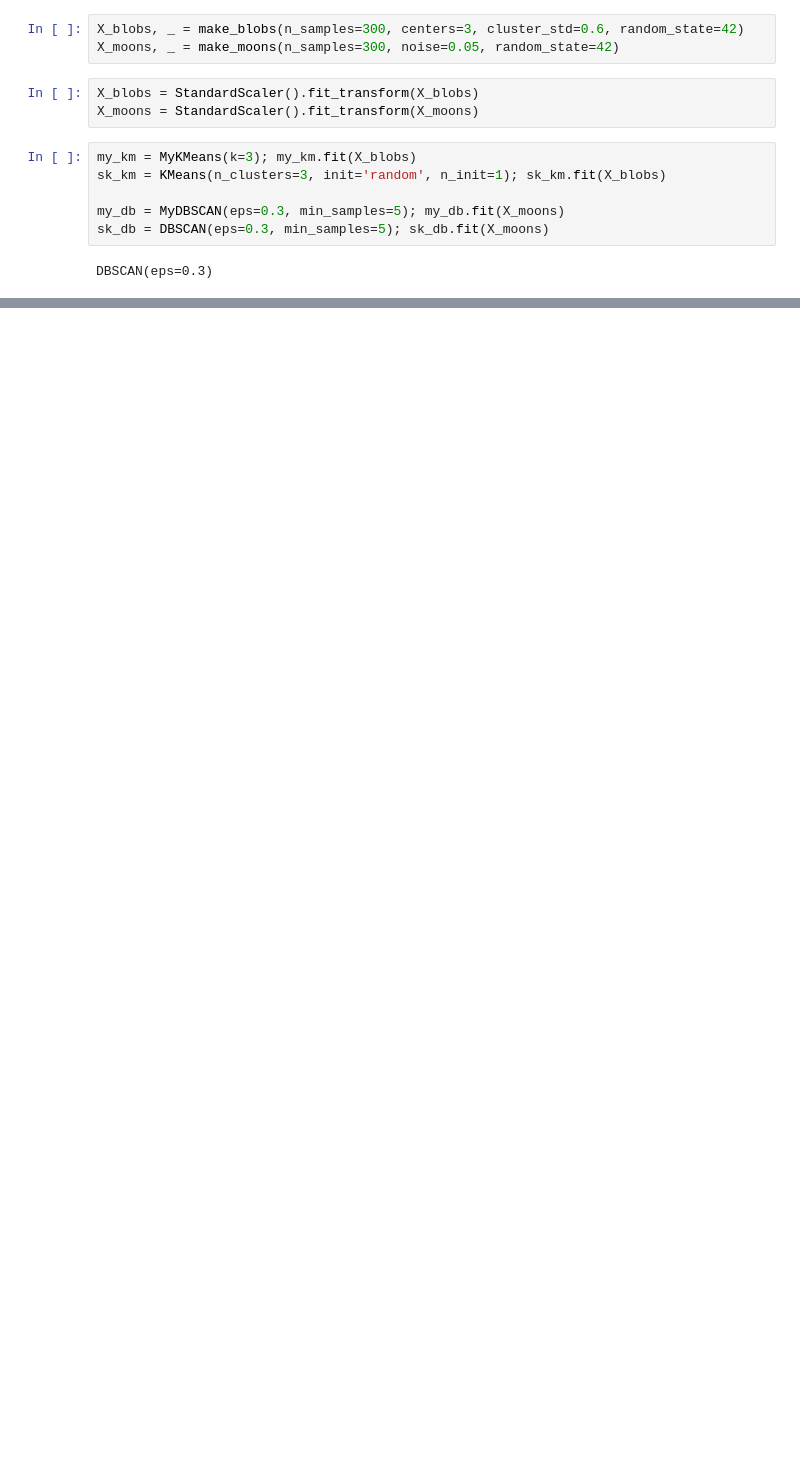
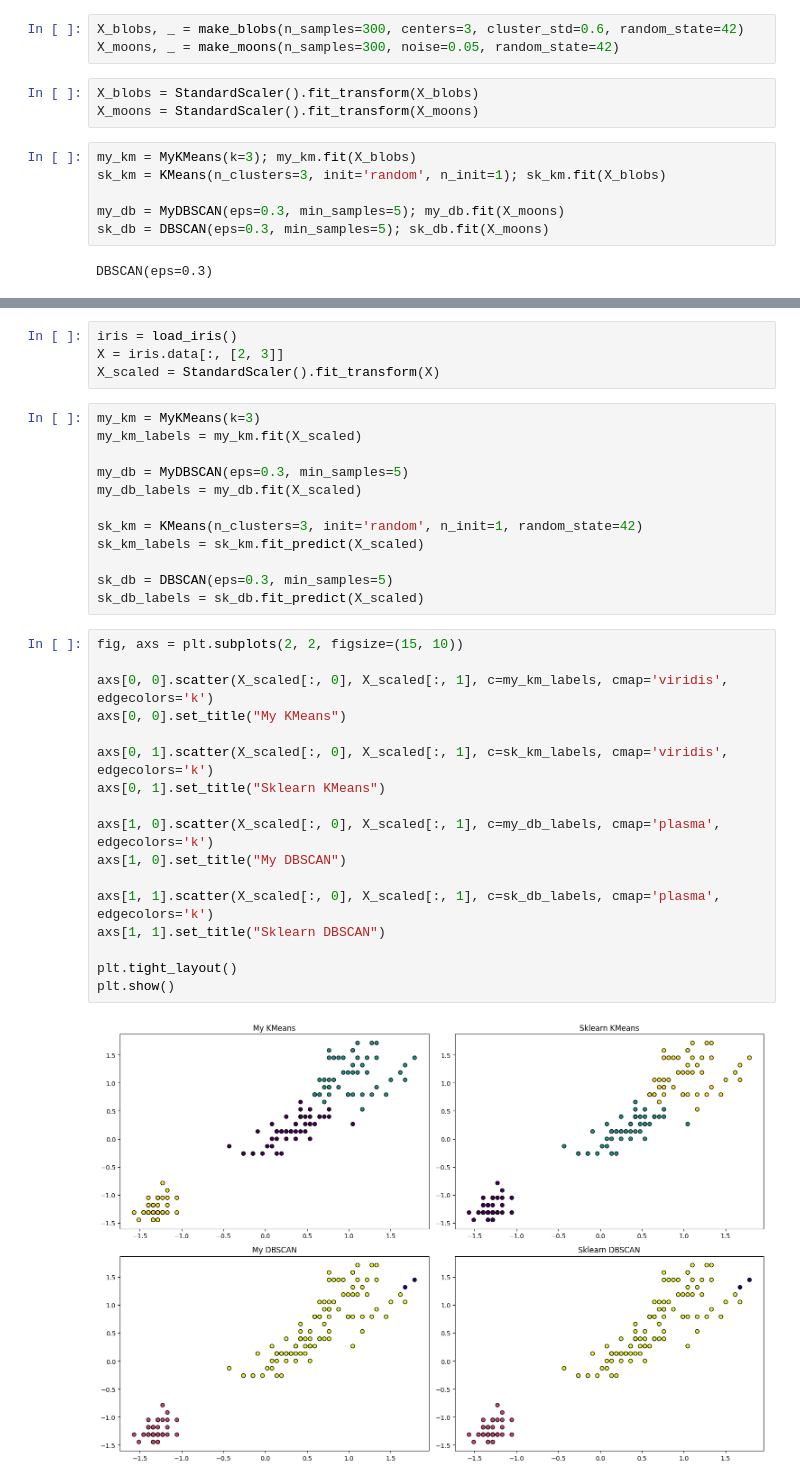
Before and after one commit to VeronikaSteklo/ML_NN_SSU, a Jupyter notebook: ml_methods/clustering/clustering_comparsion.ipynb, the cells around one changed output, grey strips where cells are left out. Saved outputs shown, nothing was run; the diff lists cells and outputs as text; blank space fills up the shorter version.

```diff
--- a/ml_methods/clustering/clustering_comparsion.ipynb
+++ b/ml_methods/clustering/clustering_comparsion.ipynb
@@ -37,0 +38,35 @@ plt.show()
+# %%
+iris = load_iris()
+X = iris.data[:, [2, 3]]
+X_scaled = StandardScaler().fit_transform(X)
+# %%
+my_km = MyKMeans(k=3)
+my_km_labels = my_km.fit(X_scaled)
+
+my_db = MyDBSCAN(eps=0.3, min_samples=5)
+my_db_labels = my_db.fit(X_scaled)
+
+sk_km = KMeans(n_clusters=3, init='random', n_init=1, random_state=42)
+sk_km_labels = sk_km.fit_predict(X_scaled)
+
+sk_db = DBSCAN(eps=0.3, min_samples=5)
+sk_db_labels = sk_db.fit_predict(X_scaled)
+# %%
+fig, axs = plt.subplots(2, 2, figsize=(15, 10))
+
+axs[0, 0].scatter(X_scaled[:, 0], X_scaled[:, 1], c=my_km_labels, cmap='viridis', edgecolors='k')
+axs[0, 0].set_title("My KMeans")
+
+axs[0, 1].scatter(X_scaled[:, 0], X_scaled[:, 1], c=sk_km_labels, cmap='viridis', edgecolors='k')
+axs[0, 1].set_title("Sklearn KMeans")
+
+axs[1, 0].scatter(X_scaled[:, 0], X_scaled[:, 1], c=my_db_labels, cmap='plasma', edgecolors='k')
+axs[1, 0].set_title("My DBSCAN")
+
+axs[1, 1].scatter(X_scaled[:, 0], X_scaled[:, 1], c=sk_db_labels, cmap='plasma', edgecolors='k')
+axs[1, 1].set_title("Sklearn DBSCAN")
+
+plt.tight_layout()
+plt.show()
+# %% [output]
+[figure, added]
```
Also changed, not shown: parts of 2 cells of this notebook, 9 other files.
